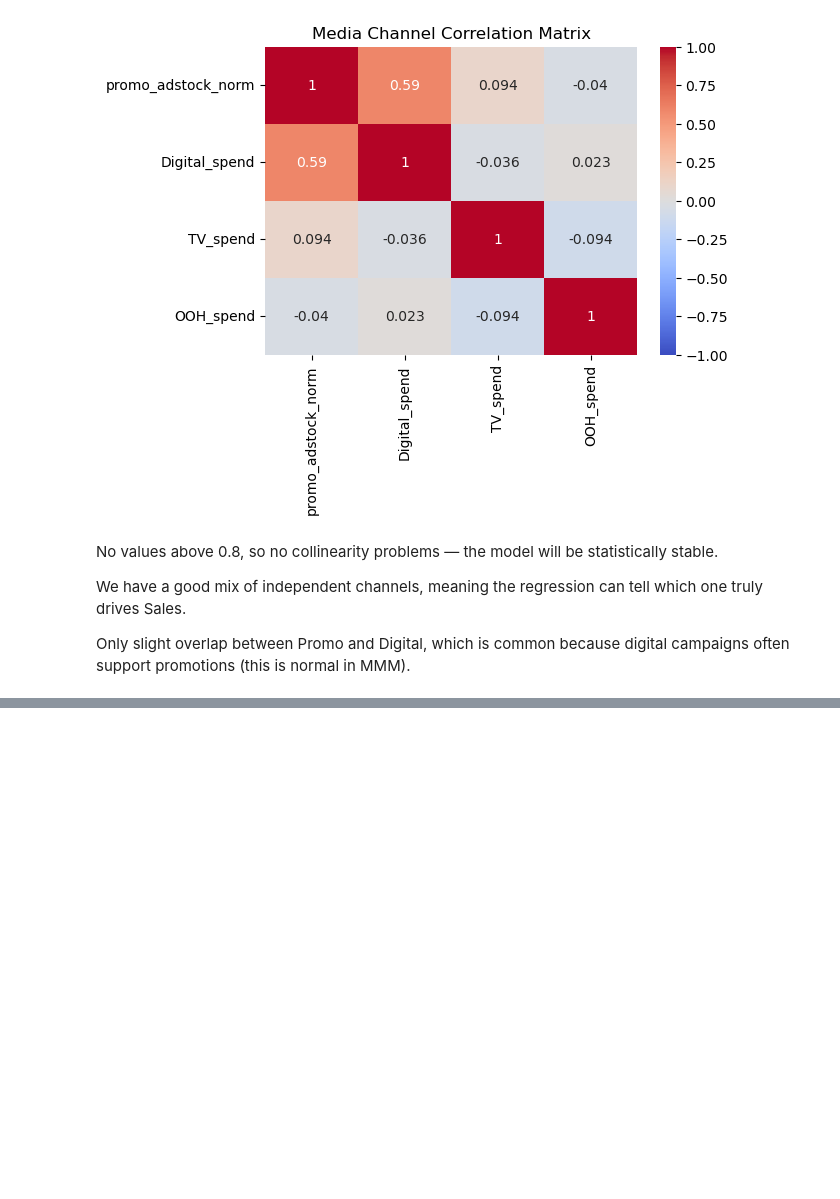
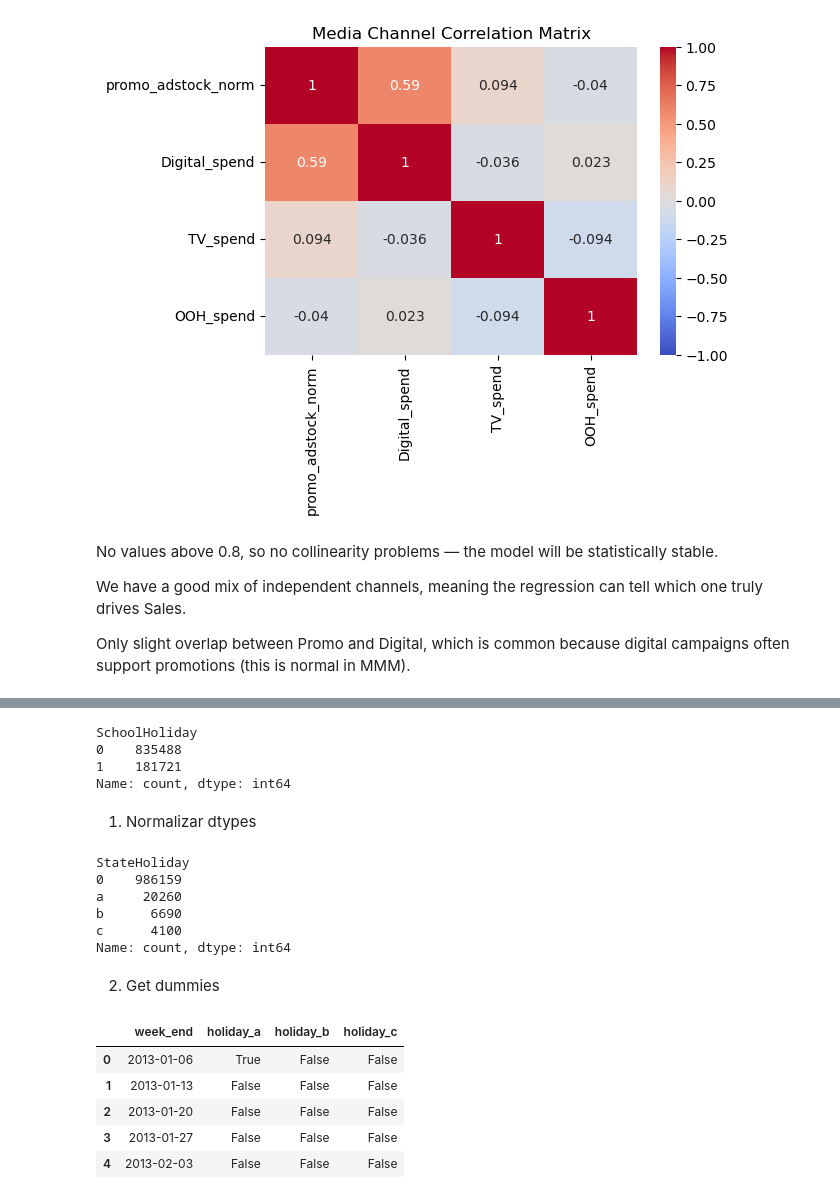
Before and after one commit to diegoferra5/Marketing-Mix-Modeling, a Jupyter notebook: notebooks/02_feature_engineering_v1.ipynb, the cells around one changed output, grey strips where cells are left out. Saved outputs shown, nothing was run; the diff lists cells and outputs as text; code cells hidden in the pictures; blank space fills up the shorter version.

```diff
--- a/notebooks/02_feature_engineering_v1.ipynb
+++ b/notebooks/02_feature_engineering_v1.ipynb
@@ -629,0 +658,45 @@ Only slight overlap between Promo and Digital, which is common because digital c
+# %%
+daily_sales_kaggle["SchoolHoliday"].value_counts()
+# %% [output]
+SchoolHoliday
+0    835488
+1    181721
+Name: count, dtype: int64
+# %% [markdown]
+1. Normalizar dtypes
+# %%
+daily_sales_kaggle["StateHoliday"] = (
+    daily_sales_kaggle["StateHoliday"]
+    .astype(str)             # convierte todo a string
+    .str.lower()             # por si acaso hay mayúsculas
+    .replace({"0": "0"})     # unifica posibles '0' extraños
+)
+daily_sales_kaggle["StateHoliday"].value_counts()
+# %% [output]
+StateHoliday
+0    986159
+a     20260
+b      6690
+c      4100
+Name: count, dtype: int64
+# %% [markdown]
+2. Get dummies
+# %%
+tmp = daily_sales_kaggle[["Date", "week_end", "StateHoliday"]].copy()
+dummies = pd.get_dummies(tmp["StateHoliday"], prefix="holiday")
+
+# mantener solo a, b, c
+cols_keep = [c for c in dummies.columns if c in ["holiday_a", "holiday_b", "holiday_c"]]
+tmp = pd.concat([tmp[["week_end"]], dummies[cols_keep]], axis=1)
+
+# presencia semanal (0/1)
+weekly_holidays = tmp.groupby("week_end", as_index=False).max()
+
+weekly_holidays.head()
+# %% [output]
+|  | week_end | holiday_a | holiday_b | holiday_c |
+| 0 | 2013-01-06 | True | False | False |
+| 1 | 2013-01-13 | False | False | False |
+| 2 | 2013-01-20 | False | False | False |
+| 3 | 2013-01-27 | False | False | False |
+| 4 | 2013-02-03 | False | False | False |
```
Also changed, not shown: parts of 9 cells of this notebook, 1 other file.
